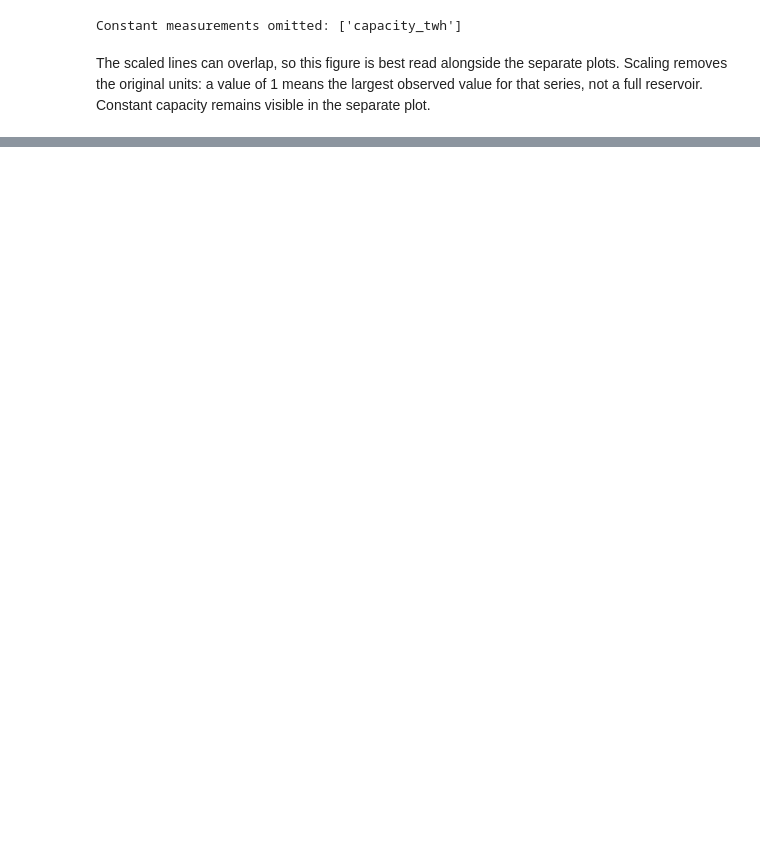
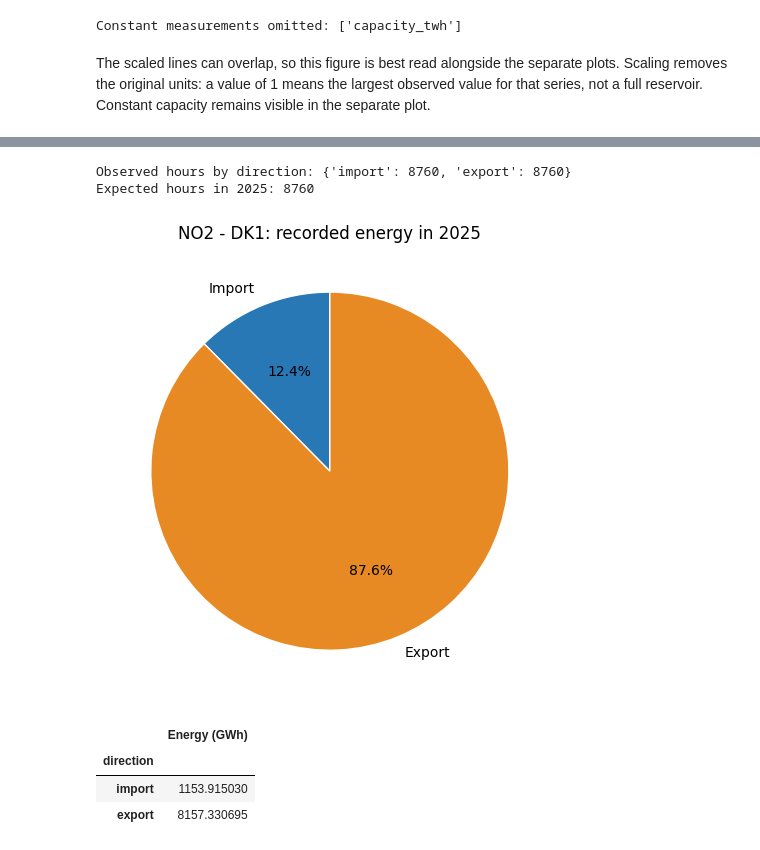
Before and after one commit to Sipan2/IND320-Sipan2, a Jupyter notebook: notebooks/part2.ipynb, the cells around one changed output, grey strips where cells are left out. Drawn from its saved outputs; the diff is of its cells as text; code cells hidden in the pictures; blank space fills up the shorter version.

```diff
--- a/notebooks/part2.ipynb
+++ b/notebooks/part2.ipynb
@@ -233,0 +260,10 @@ Write this section after completing the work so it describes what actually happe
+# %%
+# Read the local output of the Spark extraction, not the original API files.
+transfers = pd.read_json(project_root / "entsoe_raw" / "curated.jsonl", lines=True)
+transfers["start_utc"] = pd.to_datetime(transfers["start_utc"], utc=True)
+transfers["end_utc"] = pd.to_datetime(transfers["end_utc"], utc=True)
+transfers["local_time"] = transfers["start_utc"].dt.tz_convert("Europe/Oslo")
+connection, year = "NO2 - DK1", 2025
+annual = transfers.loc[transfers["connection"].eq(connection) & transfers["local_time"].dt.year.eq(year)]
+print("Hourly rows in the complete dataset:", len(transfers))
+display(annual.head())
@@ -233,0 +278,24 @@ Write this section after completing the work so it describes what actually happe
+# %%
+# Sum energy, rather than summing power values with different interval lengths.
+totals = annual.groupby("direction")["energy_mwh"].sum().reindex(["import", "export"], fill_value=0)
+observed = annual.groupby("direction")["observed_hours"].sum().reindex(["import", "export"], fill_value=0)
+print("Observed hours by direction:", observed.to_dict())
+print("Expected hours in 2025:", 8760)
+fig, ax = plt.subplots(figsize=(7, 5))
+if totals.sum() > 0:
+    ax.pie(totals, labels=["Import", "Export"], autopct="%1.1f%%", startangle=90,
+           colors=["#2878b5", "#e88a24"], wedgeprops={"edgecolor": "white"})
+ax.set_title(f"{connection}: recorded energy in {year}")
+fig.tight_layout()
+plt.show()
+display((totals / 1000).rename("Energy (GWh)").to_frame())
+if (observed < 8760).any():
+    print("Coverage is incomplete: these are recorded totals, not estimates for missing hours.")
+# %% [output]
+Observed hours by direction: {'import': 8760, 'export': 8760}
+Expected hours in 2025: 8760
+[figure, added]
+|  | Energy (GWh) |
+| direction |  |
+| import | 1153.915030 |
+| export | 8157.330695 |
```
Also changed, not shown: parts of 20 cells of this notebook, 9 other files.
